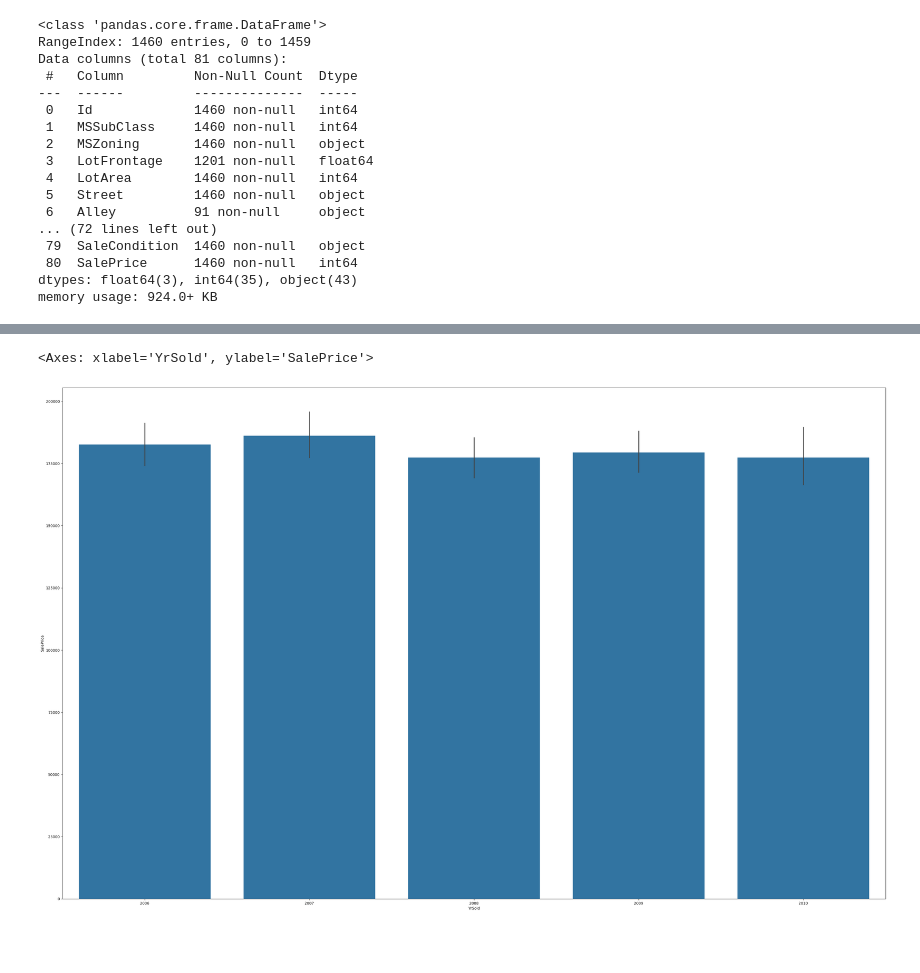
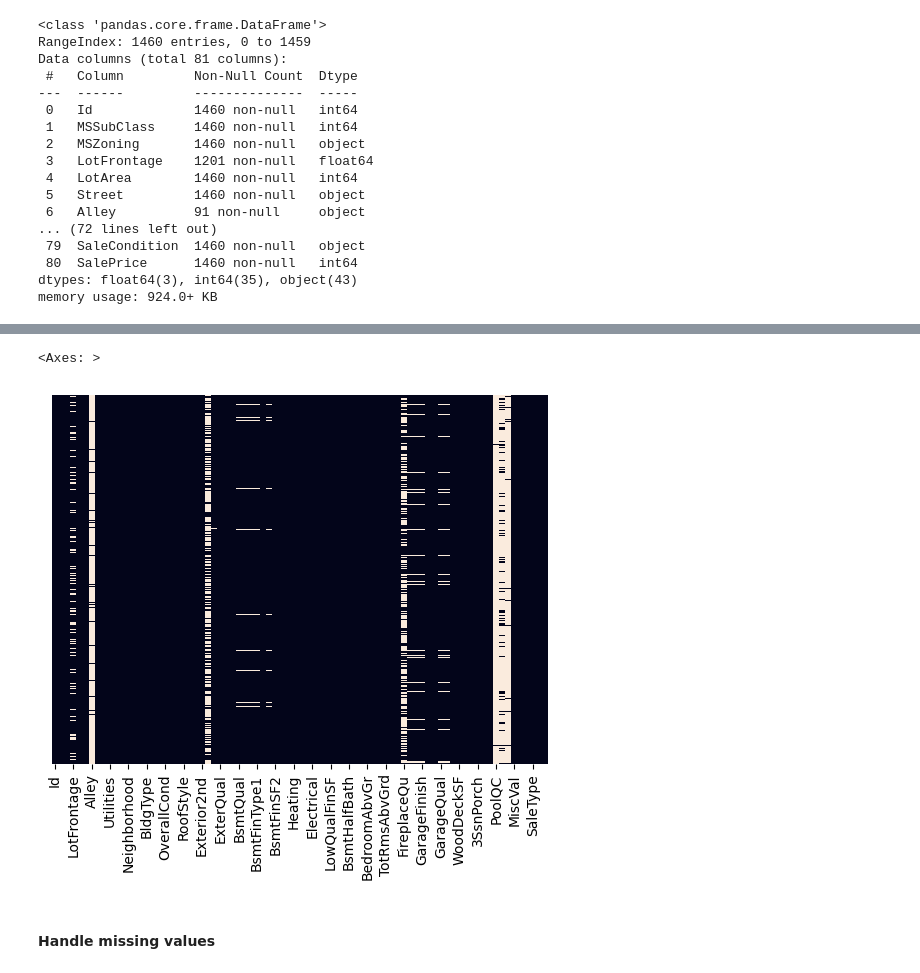
Before and after one commit to thomasspina/House-Prices, a Jupyter notebook: main.ipynb, the cells around one changed output, grey strips where cells are left out. Saved outputs shown, nothing was run; the diff lists cells and outputs as text; code cells hidden in the pictures; blank space fills up the shorter version.

```diff
--- a/main.ipynb
+++ b/main.ipynb
@@ -15,0 +8,2 @@ test_df = pd.read_csv(ROOT + 'data/test.csv')
+# %%
+df = pd.read_csv('./data/train.csv')
@@ -102,3 +41,0 @@ test_df.head()
-# %%
-plt.rcParams['figure.figsize']=40,25
-sns.histplot(train_df['SalePrice'], kde=True)
@@ -122,5 +42,8 @@ sns.barplot(x='SaleCondition', y='SalePrice', data=train_df)
-# %%
-sns.barplot(x='YrSold', y='SalePrice', data=train_df)
-# %% [output]
-<Axes: xlabel='YrSold', ylabel='SalePrice'>
-[figure, removed]
+# %%
+# null values heat map
+sns.heatmap(df.isnull(),yticklabels=False,cbar=False)
+# %% [output]
+<Axes: >
+[figure, added]
+# %% [markdown]
+#### Handle missing values
```
Also changed, not shown: parts of 16 cells of this notebook.
